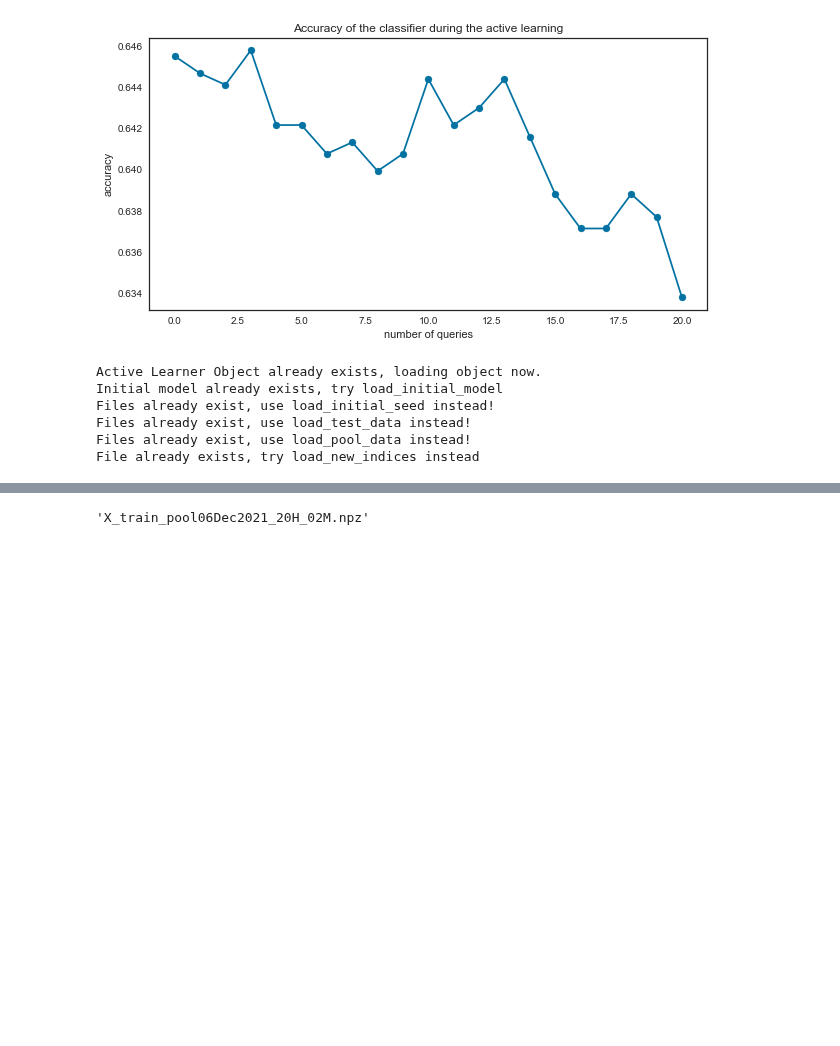
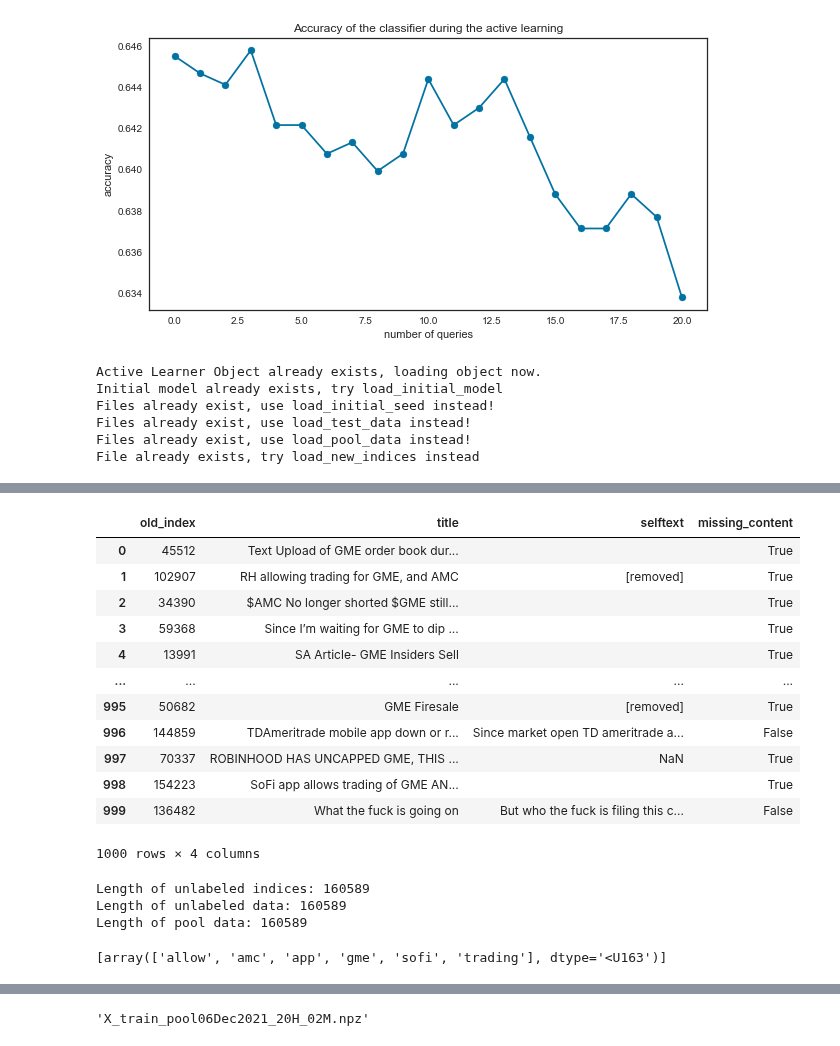
Before and after one commit to StefanWinterToo/Master-Thesis, a Jupyter notebook: App/ActiveLearner.ipynb, the cells around one changed output, grey strips where cells are left out. Saved outputs shown, nothing was run; the diff lists cells and outputs as text; code cells hidden in the pictures; blank space fills up the shorter version.

```diff
--- a/App/ActiveLearner.ipynb
+++ b/App/ActiveLearner.ipynb
@@ -540,0 +366,50 @@ scipy.sparse.save_npz("AL/data/X_train_pool_iterations/X_train_pool" + creation_
+# %%
+from Dataframe_Cleaner import Cleaner
+import pandas as pd
+import os
+
+# Load most recent unlabeled_indices
+if len(os.listdir('AL/data/annotations/indices/')) <= 1:
+    unlabeled_indices = ial.load_new_indices()
+else:
+    path = 'C:\DEV\Master Thesis\App\AL\data\\annotations\indices'
+    files = os.listdir(path)
+    paths = [os.path.join(path, basename) for basename in files]
+    newest_unlabeled_indices = max(paths, key=os.path.getctime)
+    unlabeled_indices = pickle.load(open(newest_unlabeled_indices, 'rb'))
+
+data = pd.read_pickle("./data/submissions.pkl")
+unlabeled_data = data.loc[unlabeled_indices, ["title", "selftext"]] # Use unlabeled indices to select data
+unlabeled_data = unlabeled_data.reset_index()
+# %%
+label_me = unlabeled_data.loc[query_idx, ["title", "selftext"]]
+# %%
+label_me = label_me.reset_index()
+label_me.columns.values[0] = "old_index"
+# %%
+cl = Cleaner(label_me)
+cl.missing_content_flag()
+# This was my last step #
+# %% [output]
+|  | old_index | title | selftext | missing_content |
+| 0 | 45512 | Text Upload of GME order book dur... |  | True |
+| 1 | 102907 | RH allowing trading for GME, and AMC | [removed] | True |
+| 2 | 34390 | $AMC No longer shorted $GME still... |  | True |
+| 3 | 59368 | Since I’m waiting for GME to dip ... |  | True |
+| 4 | 13991 | SA Article- GME Insiders Sell |  | True |
+| ... | ... | ... | ... | ... |
+| 995 | 50682 | GME Firesale | [removed] | True |
+| 996 | 144859 | TDAmeritrade mobile app down or r... | Since market open TD ameritrade a... | False |
+| 997 | 70337 | ROBINHOOD HAS UNCAPPED GME, THIS ... | NaN | True |
+| 998 | 154223 | SoFi app allows trading of GME AN... |  | True |
+| 999 | 136482 | What the fuck is going on | But who the fuck is filing this c... | False |
+1000 rows × 4 columns
+# %%
+# This must always be the same length!!!
+print("Length of unlabeled indices:", len(unlabeled_indices))
+print("Length of unlabeled data:", len(unlabeled_data))
+print("Length of pool data:", X_train_pool.shape[0])
+# %% [output]
+Length of unlabeled indices: 160589
+Length of unlabeled data: 160589
+Length of pool data: 160589
@@ -540,0 +421,4 @@ scipy.sparse.save_npz("AL/data/X_train_pool_iterations/X_train_pool" + creation_
+# %%
+tfidf.inverse_transform(query_sample[998])
+# %% [output]
+[array(['allow', 'amc', 'app', 'gme', 'sofi', 'trading'], dtype='<U163')]
```
Also changed, not shown: parts of 71 cells of this notebook, 3 other files.
